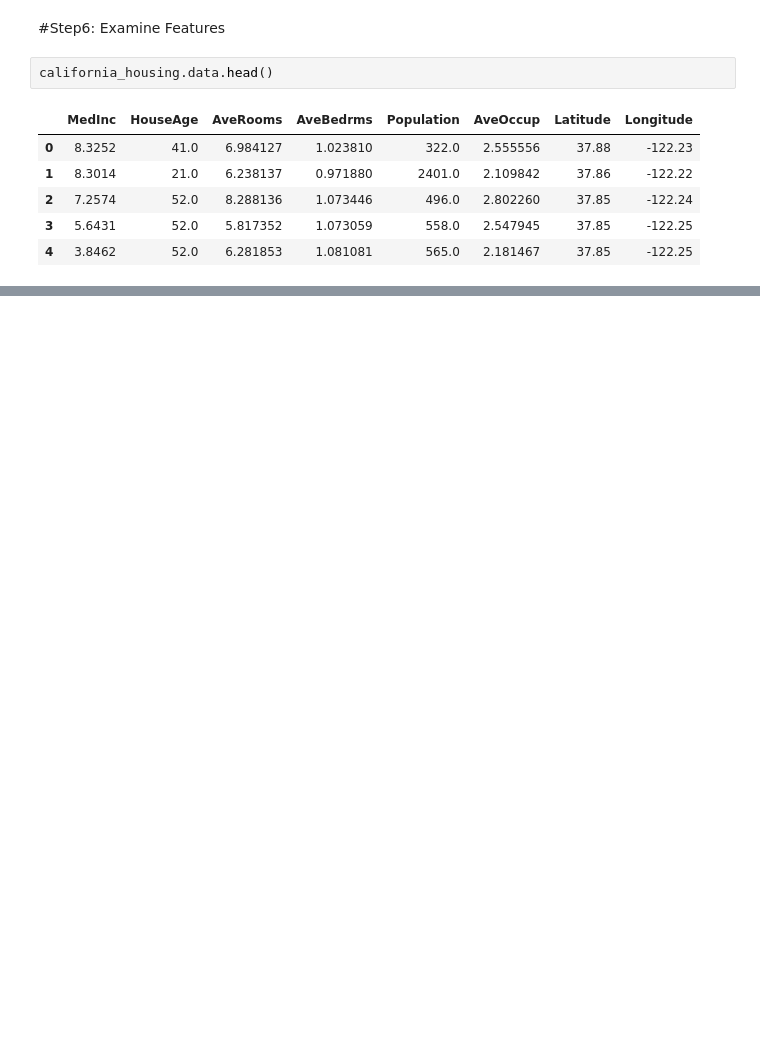
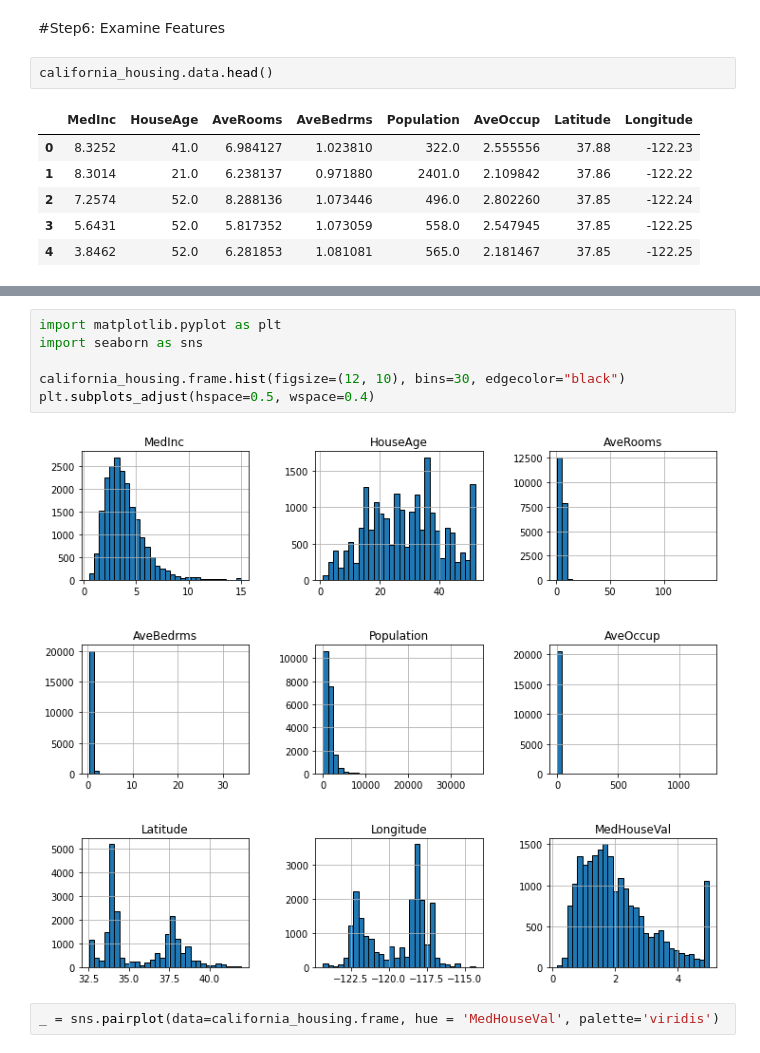
Before and after one commit to hardiksharma6555/MLP_code, a Jupyter notebook: Week4_MLP.ipynb, the cells around one changed output, grey strips where cells are left out. Drawn from its saved outputs; the diff is of its cells as text; blank space fills up the shorter version.

```diff
--- a/Week4_MLP.ipynb
+++ b/Week4_MLP.ipynb
@@ -83,0 +103,10 @@ california_housing.data.head()
+# %%
+import matplotlib.pyplot as plt
+import seaborn as sns
+
+california_housing.frame.hist(figsize=(12, 10), bins=30, edgecolor="black")
+plt.subplots_adjust(hspace=0.5, wspace=0.4)
+# %% [output]
+[figure, added]
+# %%
+_ = sns.pairplot(data=california_housing.frame, hue = 'MedHouseVal', palette='viridis')
```
Also changed, not shown: parts of 1 cell of this notebook.
